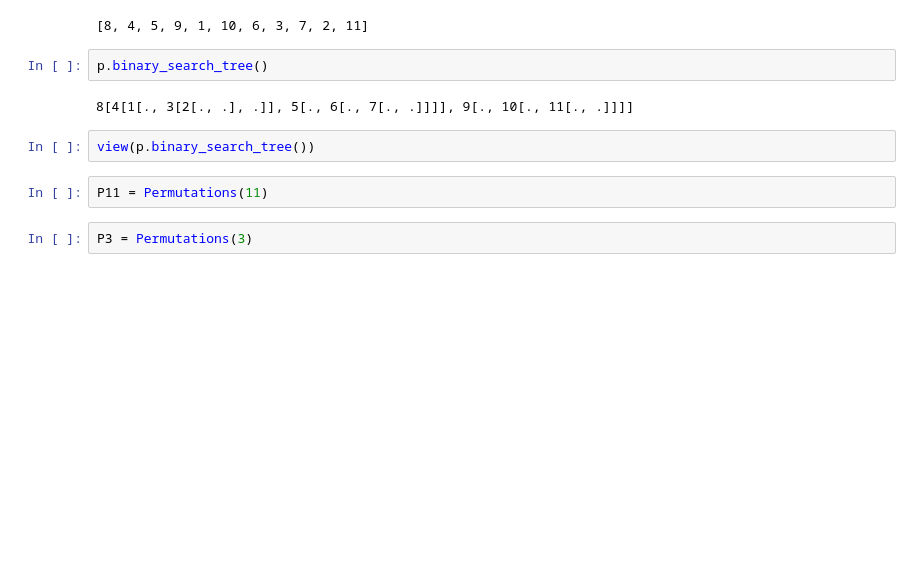
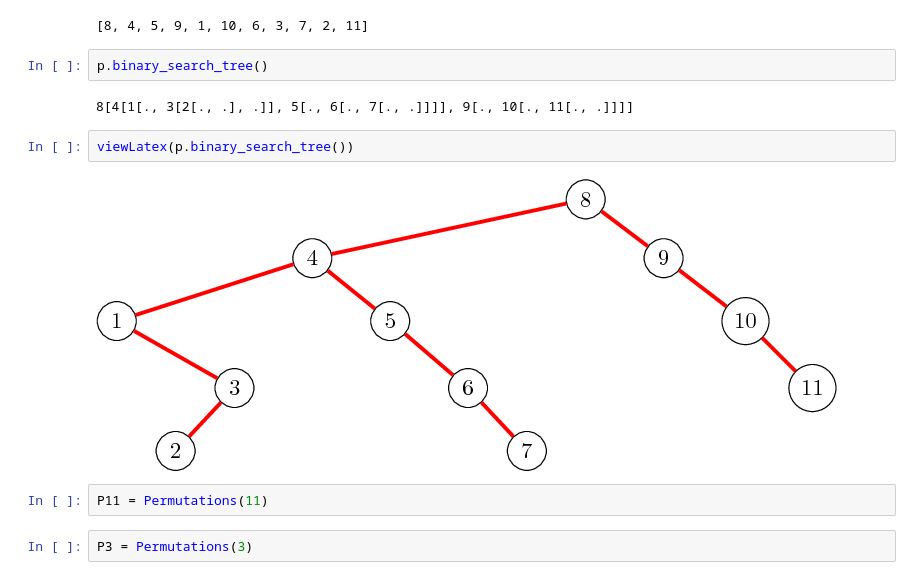
Before and after one commit to VivianePons/public-notebooks, a Jupyter notebook: 2018-01-22-ENSLyon.ipynb, the cells around one changed output. Cells and saved outputs as stored; diff of their text form; blank space fills up the shorter version.

```diff
--- a/2018-01-22-ENSLyon.ipynb
+++ b/2018-01-22-ENSLyon.ipynb
@@ -170,7 +189,9 @@ p.binary_search_tree()
 # %% [output]
 8[4[1[., 3[2[., .], .]], 5[., 6[., 7[., .]]]], 9[., 10[., 11[., .]]]]
 # %%
-view(p.binary_search_tree())
+viewLatex(p.binary_search_tree())
+# %% [output]
+[figure, added]
 # %%
 P11 = Permutations(11)
 # %%
```
Also changed, not shown: parts of 22 cells of this notebook.
